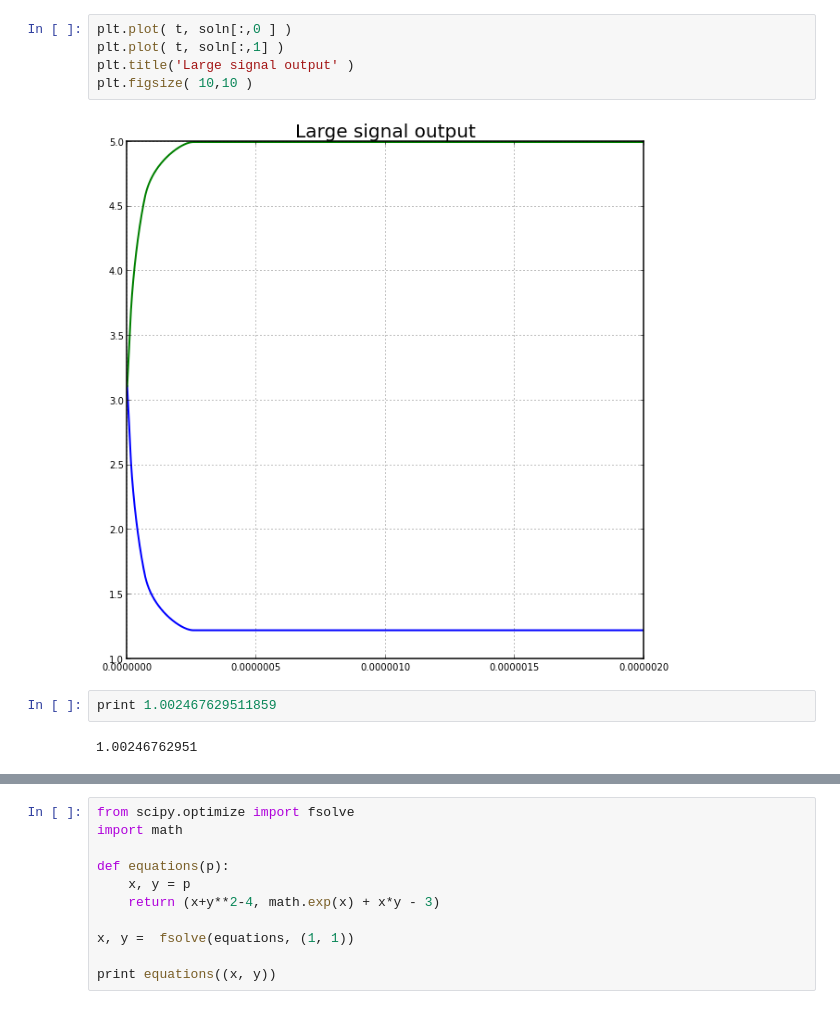
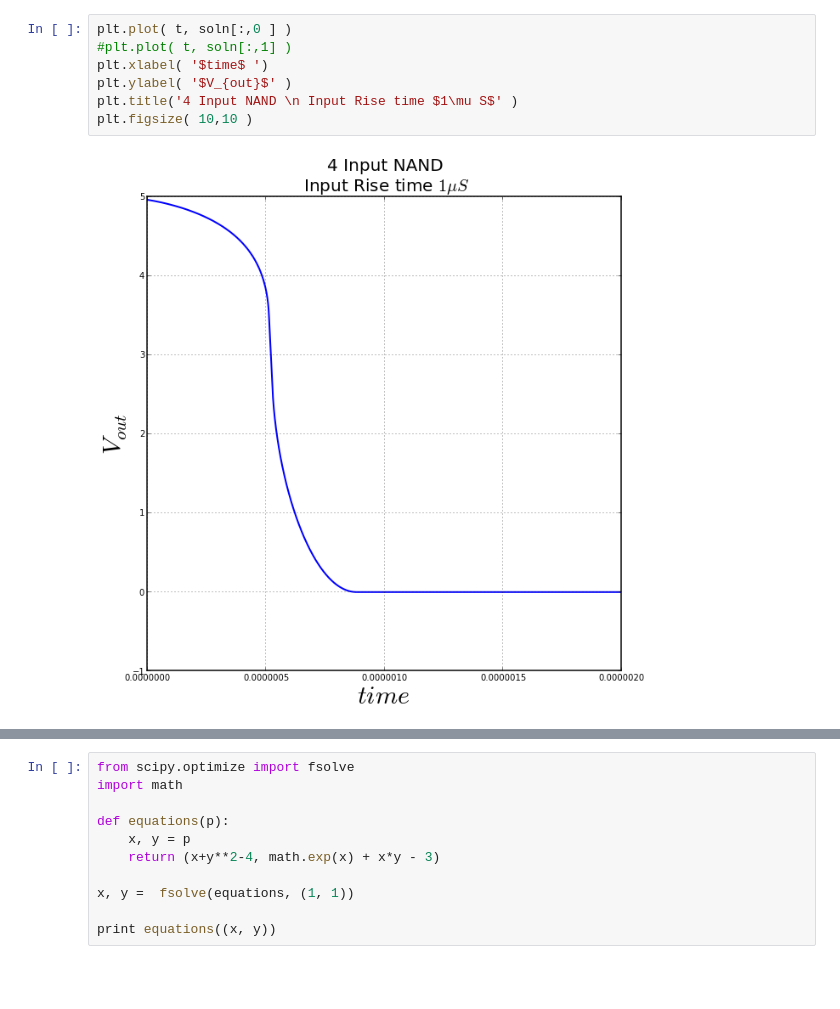
Before and after one commit to cvbrgava/ddp, a Jupyter notebook: notebook/Non-linear-Integration-framework.ipynb, the cells around one changed output, grey strips where cells are left out. Drawn from its saved outputs; the diff is of its cells as text; blank space fills up the shorter version.

```diff
--- a/notebook/intg_inv.ipynb
+++ b/notebook/Non-linear-Integration-framework.ipynb
@@ -106,15 +119,13 @@ Working on Differential amp + CMFB
 Integrating...
 # %%
 plt.plot( t, soln[:,0 ] )
-plt.plot( t, soln[:,1] )
-plt.title('Large signal output' )
+#plt.plot( t, soln[:,1] )
+plt.xlabel( '$time$ ')
+plt.ylabel( '$V_{out}$' )
+plt.title('4 Input NAND \n Input Rise time $1\mu S$' )
 plt.figsize( 10,10 )
 # %% [output]
-[figure, old version]
+[figure, new version]
-# %%
-print 1.002467629511859
-# %% [output]
-1.00246762951
 # %%
 x , y0,y1,y2,y3  = [], [],[],[],[]
 for i in import_text("./Data/singleOMP_cmfb_voltage.txt","\t"):
```
Also changed, not shown: parts of 2 cells of this notebook, 33 other files.
